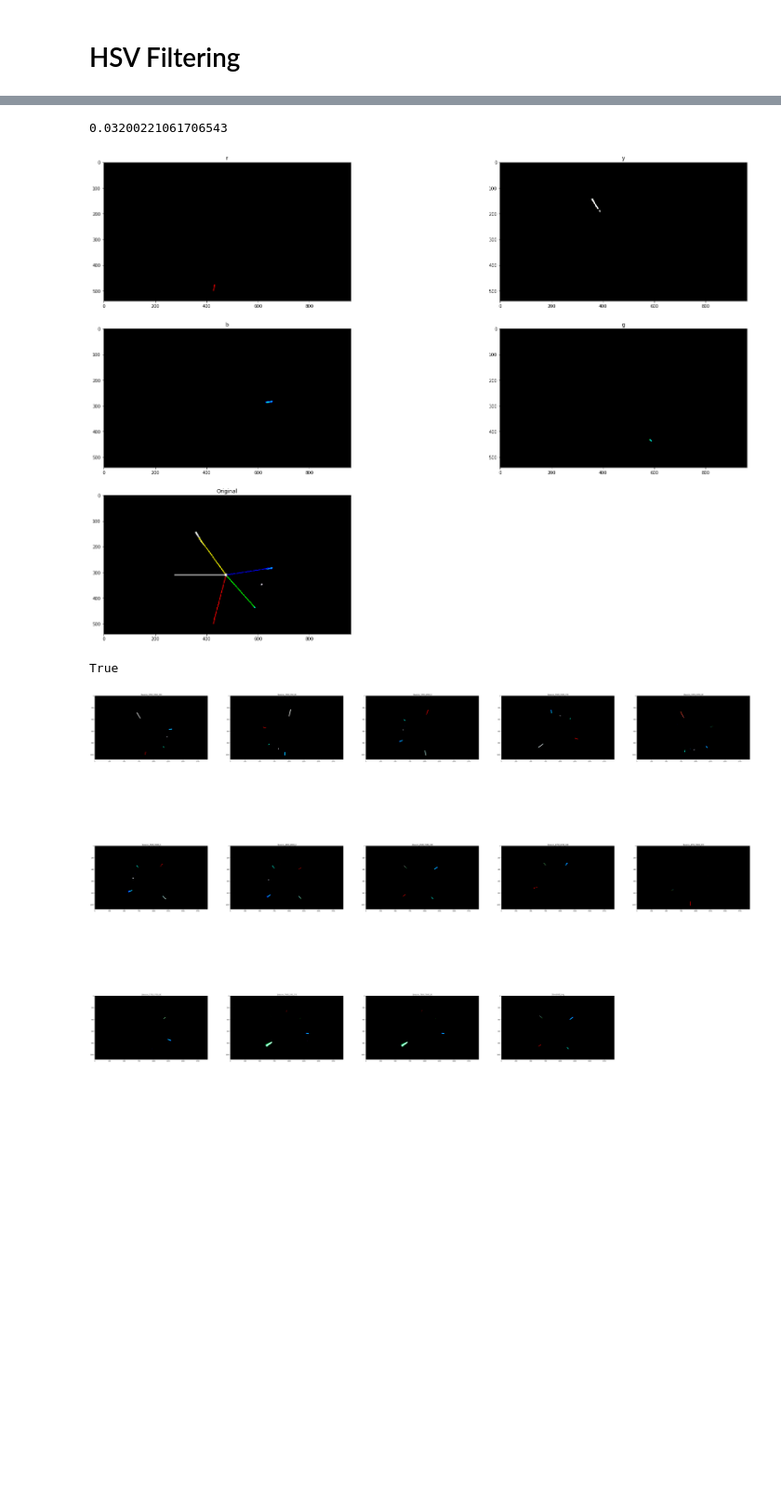
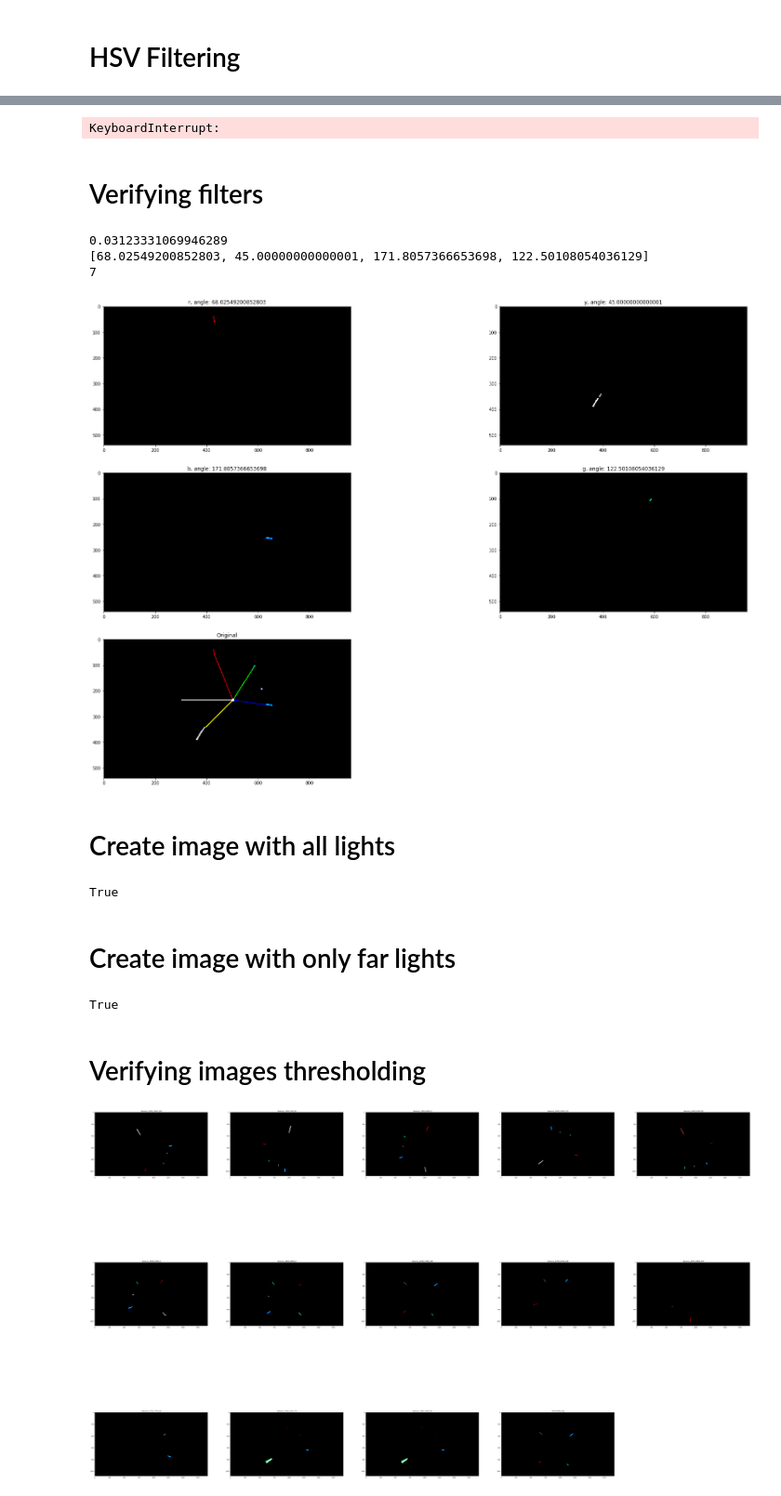
Before and after one commit to Apiquet/Visual_recognition, a Jupyter notebook: images/beacon/Beacon_new_version.ipynb, the cells around one changed output, grey strips where cells are left out. Shown at 93% size. Cells and saved outputs as stored; diff of their text form; code cells hidden in the pictures; blank space fills up the shorter version.

```diff
--- a/images/beacon/Beacon_new_version.ipynb
+++ b/images/beacon/Beacon_new_version.ipynb
@@ -122,20 +35,35 @@ KeyboardInterrupt:
+# %%
+findThreshold()
+# %% [output]
+KeyboardInterrupt:
+# %% [markdown]
+# Verifying filters
 # %%
 threshImg = cv2.imread('threshold_img.png')
-center = (475, 310)
+center = (502, 236)
 
 start = time.time()
 threshImg = cv2.resize(threshImg, (0,0), fx=0.5, fy=0.5)
+threshImg  = cv2.flip( threshImg, 0 )
 thresh_img = threshImg.copy()
 # define the list of boundaries
+'''boundaries = [
+     ([0, 0, 162], [255, 0, 255], 'r', (0,0,255)),
+     ([0, 37, 51], [255, 255, 60], 'y', (0,255,255)),
+     ([255, 0, 0], [255, 0, 255], 'b', (255,0,0)),
+     ([0, 178, 0], [255, 181, 232], 'g', (0,255,0))
+]'''
+
 boundaries = [
      ([0, 0, 162], [255, 0, 255], 'r', (0,0,255)),
      ([0, 37, 51], [255, 255, 60], 'y', (0,255,255)),
      ([255, 0, 0], [255, 0, 255], 'b', (255,0,0)),
-     ([0, 178, 0], [255, 181, 232], 'g', (0,255,0))
+     ([0, 181, 0], [255, 183, 42], 'g', (0,255,0))
 ]
 masks = []
 images = []
 titles = []
+angles = []
 # loop over the boundaries
 for (lower, upper, title, color) in boundaries:
     # create NumPy arrays from the boundaries
@@ -151,38 +79,68 @@ for (lower, upper, title, color) in boundaries:
 
     output = cv2.bitwise_and(threshImg, threshImg, mask = mask)
     gray_image = cv2.cvtColor(output, cv2.COLOR_BGR2GRAY)
     gray_image = cv2.GaussianBlur(gray_image,(5,5),1)
 
 
 
     # find contours in the binary image
     contours, _ = cv2.findContours(gray_image,cv2.RETR_TREE,cv2.CHAIN_APPROX_SIMPLE)
-    c = contours[0]
+    c = max(contours, key = cv2.contourArea)
+    temp = c.reshape(c.shape[0],2)
+    closest = closest_node(center, temp)
+    cX, cY = temp[closest]
     # calculate moments for each contour
-    M = cv2.moments(c)
-
+    '''M = cv2.moments(c)
     # calculate x,y coordinate of center
     cX = int(M["m10"] / M["m00"])
-    cY = int(M["m01"] / M["m00"])
+    cY = int(M["m01"] / M["m00"])'''
 
+
+    vect1 = findVec(center,(center[0]-200,center[1]))
+    vect2 = findVec(center, (cX ,cY))
+    angle = math.degrees(calcul_angle(vect1,vect2))
+    angles.append(angle)
     cv2.line(thresh_img,(cX ,cY),center,color, 2)
 
     cv2.circle(thresh_img, center, 5, (255, 255, 255), -1)
     # show the images
     output = cv2.cvtColor(output, cv2.COLOR_BGR2RGB)
     images.append(output)
-    titles.append(title)
+    titles.append(title + ", angle: " + str(angle))
     masks.append(mask)
 
 cv2.line(thresh_img,(center[0]-200,center[1]),center,(255,255,255), 2)
 
 thresh_img = cv2.cvtColor(thresh_img, cv2.COLOR_BGR2RGB)
 images.append(thresh_img)
 titles.append('Original')
 i = 0
 print(time.time() - start)
+print(angles)
+print(closest)
 show_images(images, cols = 3, titles = titles)
 # %% [output]
-0.03200221061706543
+0.03123331069946289
+[68.02549200852803, 45.00000000000001, 171.8057366653698, 122.50108054036129]
+7
-[figure, old version]
+[figure, new version]
+# %% [markdown]
+# Create image with all lights
+# %%
+center = (940, 632)
+rawImage = cv2.imread('beacon_1000_1000_180.png')
+height,width,depth = rawImage.shape
+imgWithCircle  = np.zeros((height,width), np.uint8)
+cv2.circle(imgWithCircle,center,400,(255,255,255),thickness=-1)
+cv2.circle(imgWithCircle,center,80,(0,0,0),thickness=-1)
+imask = imgWithCircle>0
+img = np.zeros_like(rawImage, np.uint8)
+img[imask] = rawImage[imask]
+ret,thresh_img = cv2.threshold(img,220,0,cv2.THRESH_TOZERO)
+#thresh_img = cv2.cvtColor(thresh_img, cv2.COLOR_BGR2RGB)
+cv2.imwrite('threshold_img.png',thresh_img)
+# %% [output]
+True
+# %% [markdown]
+# Create image with only far lights
 # %%
@@ -199,6 +158,8 @@ ret,thresh_img = cv2.threshold(img,232,0,cv2.THRESH_TOZERO)
 cv2.imwrite('threshold_img.png',thresh_img)
 # %% [output]
 True
+# %% [markdown]
+# Verifying images thresholding
 # %%
 i = 1
 images = []
```
Also changed, not shown: parts of 6 cells of this notebook, 1 other file.
